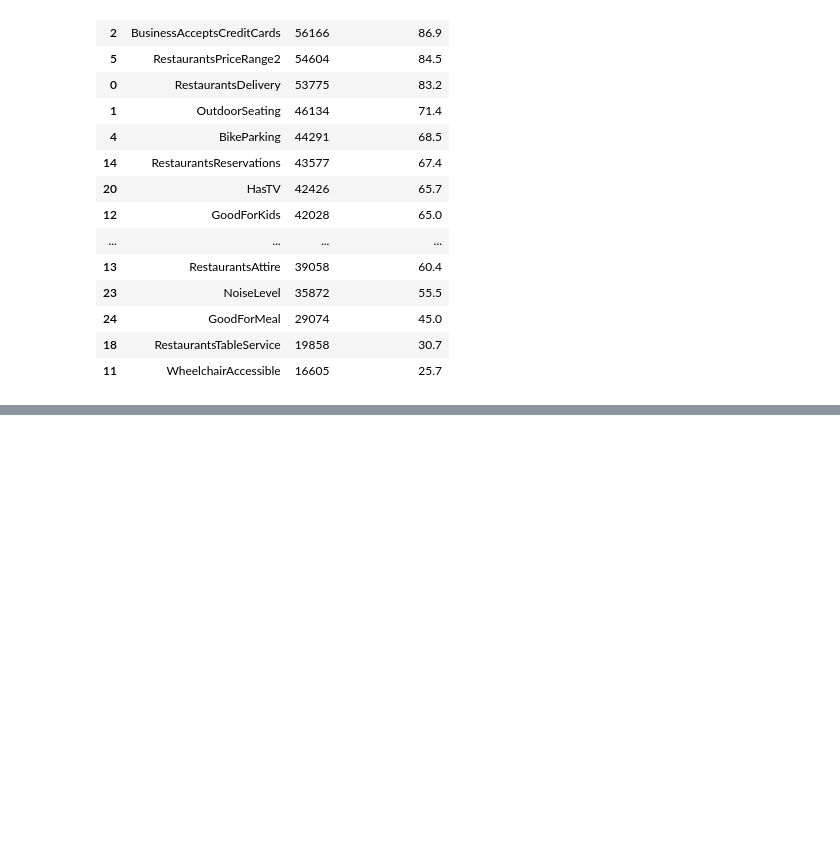
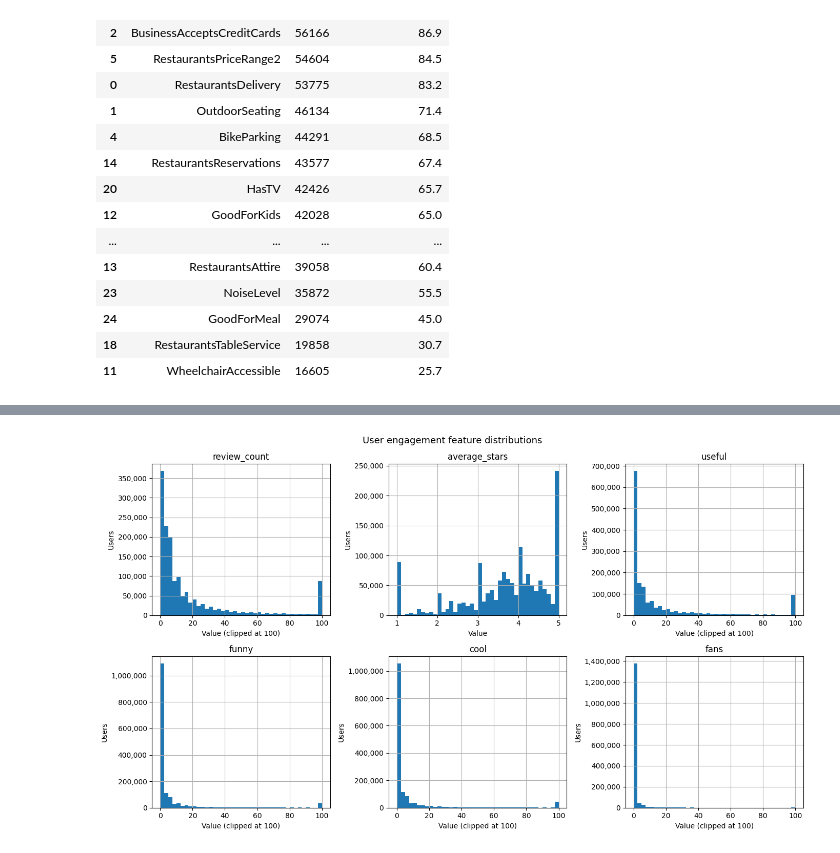
Before and after one commit to jranbirj/rec-system, a Jupyter notebook: notebooks/01_eda.ipynb, the cells around one changed output, grey strips where cells are left out. Saved outputs shown, nothing was run; the diff lists cells and outputs as text; code cells hidden in the pictures; blank space fills up the shorter version.

```diff
--- a/notebooks/01_eda.ipynb
+++ b/notebooks/01_eda.ipynb
@@ -105,0 +189,10 @@ attr_df.head(20)
+# %%
+# Load user data
+yelp_users_data_path = "../Yelp JSON/yelp_dataset/yelp_academic_dataset_user.json"
+
+with open(yelp_users_data_path, "r") as f:
+    yelp_users = [json.loads(line) for line in f]
+
+yelp_users_df = pd.DataFrame(yelp_users)
+print(f"Total users: {len(yelp_users_df):,}")
+yelp_users_df.head()
@@ -105,0 +208,6 @@ attr_df.head(20)
+# %%
+# Filter by users who appear in restaurant reviews
+review_user_ids = set(yelp_restaurant_reviews_df["user_id"])
+yelp_users_filtered_df = yelp_users_df[yelp_users_df["user_id"].isin(review_user_ids)].copy()
+print(f"Total users in dataset:        {len(yelp_users_df):,}")
+print(f"Users with restaurant reviews: {len(yelp_users_filtered_df):,}")
@@ -105,0 +251,21 @@ attr_df.head(20)
+# %%
+# Key engagement features distribution
+fig, axes = plt.subplots(2, 3, figsize=(14, 8))
+engagement_features = ["review_count", "average_stars", "useful", "funny", "cool", "fans"]
+clip_values = [100, None, 100, 100, 100, 100]
+
+for ax, feat, clip in zip(axes.flat, engagement_features, clip_values):
+    col = yelp_users_filtered_df[feat].dropna()
+    if clip:
+        col = col.clip(upper=clip)
+    col.hist(bins=40, ax=ax)
+    ax.set_title(feat)
+    ax.set_xlabel("Value" + (f" (clipped at {clip})" if clip else ""))
+    ax.set_ylabel("Users")
+    ax.yaxis.set_major_formatter(plt.FuncFormatter(lambda x, _: f"{int(x):,}"))
+
+plt.suptitle("User engagement feature distributions", fontsize=13)
+plt.tight_layout()
+plt.show()
+# %% [output]
+[figure, added]
```
Also changed, not shown: parts of 12 cells of this notebook.
